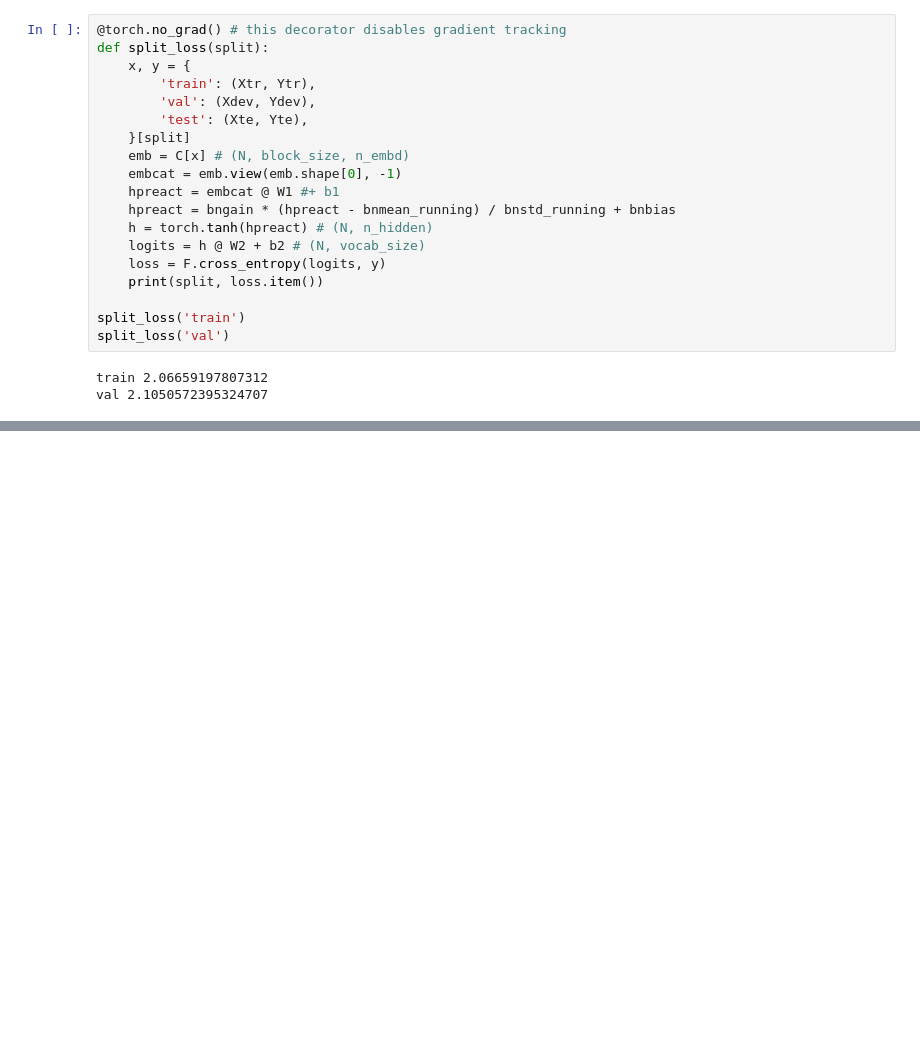
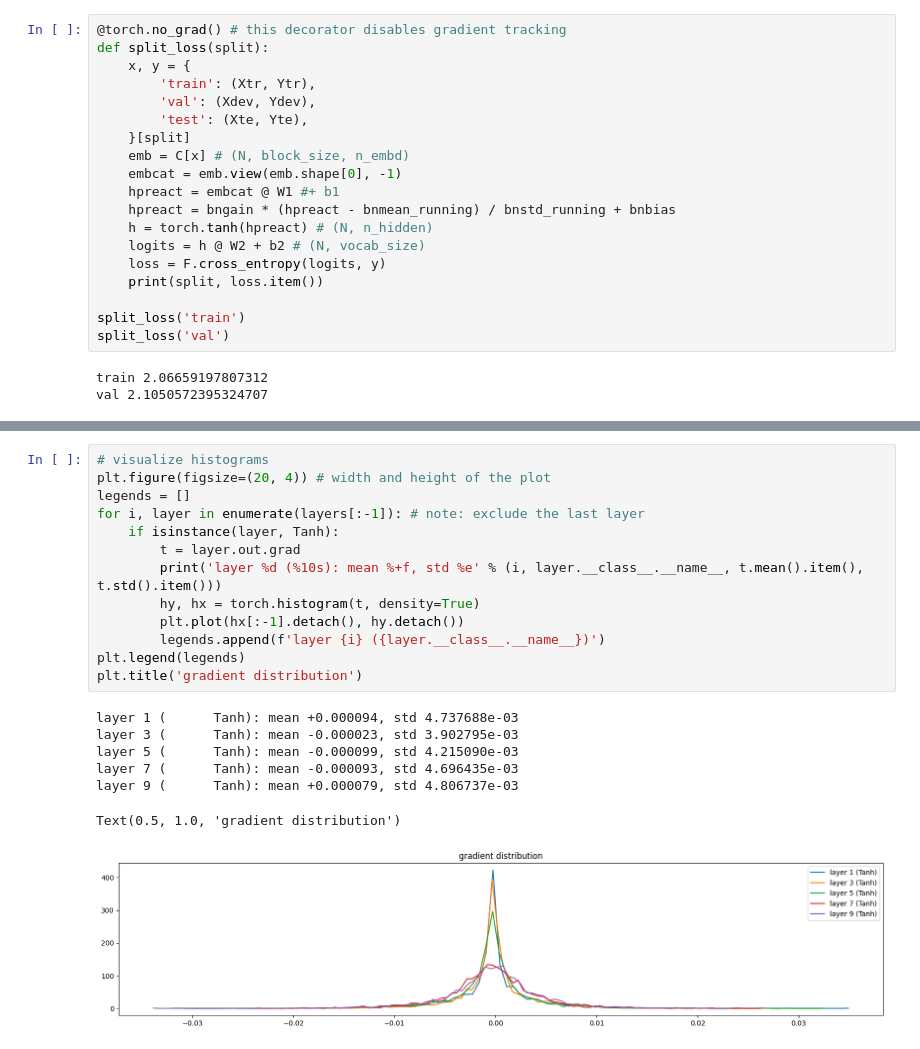
Before and after one commit to YuxinLiu42/Neural-Networks-Learning, a Jupyter notebook: Class 4: Activations & Gradients, BatchNorm.ipynb, the cells around one changed output, grey strips where cells are left out. Cells and saved outputs as stored; diff of their text form; blank space fills up the shorter version.

```diff
--- a/Class 4: Activations & Gradients, BatchNorm.ipynb
+++ b/Class 4: Activations & Gradients, BatchNorm.ipynb
@@ -1129,0 +1295,21 @@ val 2.1050572395324707
+# %%
+# visualize histograms
+plt.figure(figsize=(20, 4)) # width and height of the plot
+legends = []
+for i, layer in enumerate(layers[:-1]): # note: exclude the last layer
+    if isinstance(layer, Tanh):
+        t = layer.out.grad
+        print('layer %d (%10s): mean %+f, std %e' % (i, layer.__class__.__name__, t.mean().item(), t.std().item()))
+        hy, hx = torch.histogram(t, density=True)
+        plt.plot(hx[:-1].detach(), hy.detach())
+        legends.append(f'layer {i} ({layer.__class__.__name__})')
+plt.legend(legends)
+plt.title('gradient distribution')
+# %% [output]
+layer 1 (      Tanh): mean +0.000094, std 4.737688e-03
+layer 3 (      Tanh): mean -0.000023, std 3.902795e-03
+layer 5 (      Tanh): mean -0.000099, std 4.215090e-03
+layer 7 (      Tanh): mean -0.000093, std 4.696435e-03
+layer 9 (      Tanh): mean +0.000079, std 4.806737e-03
+Text(0.5, 1.0, 'gradient distribution')
+[figure, added]
```
Also changed, not shown: parts of 17 cells of this notebook.
